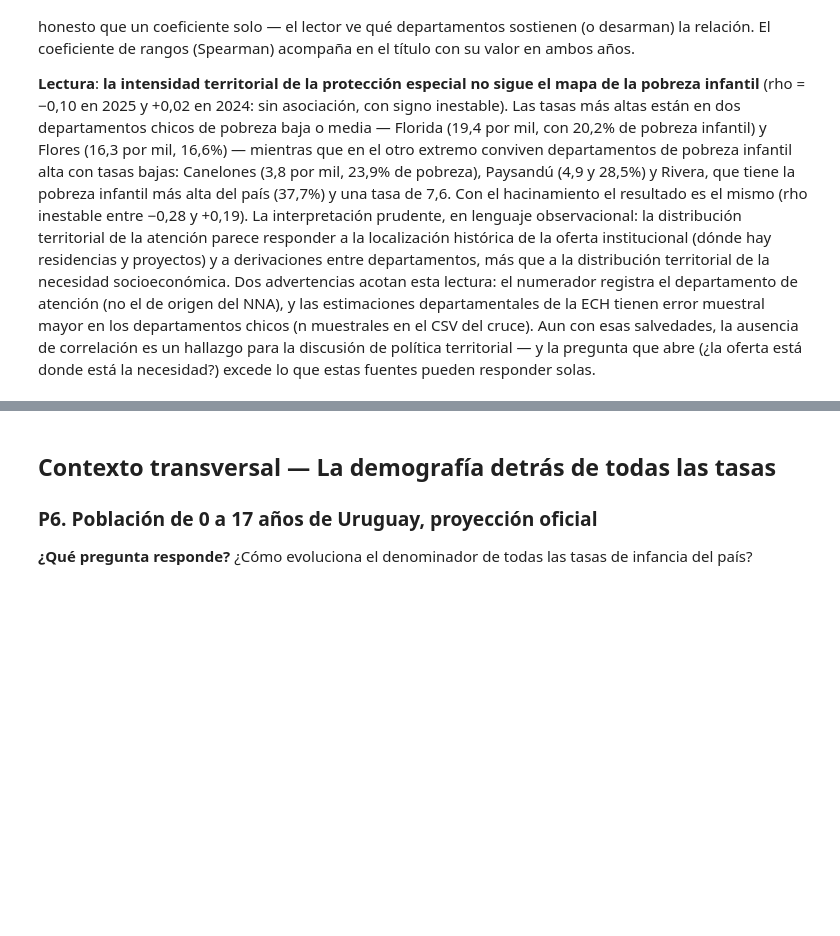
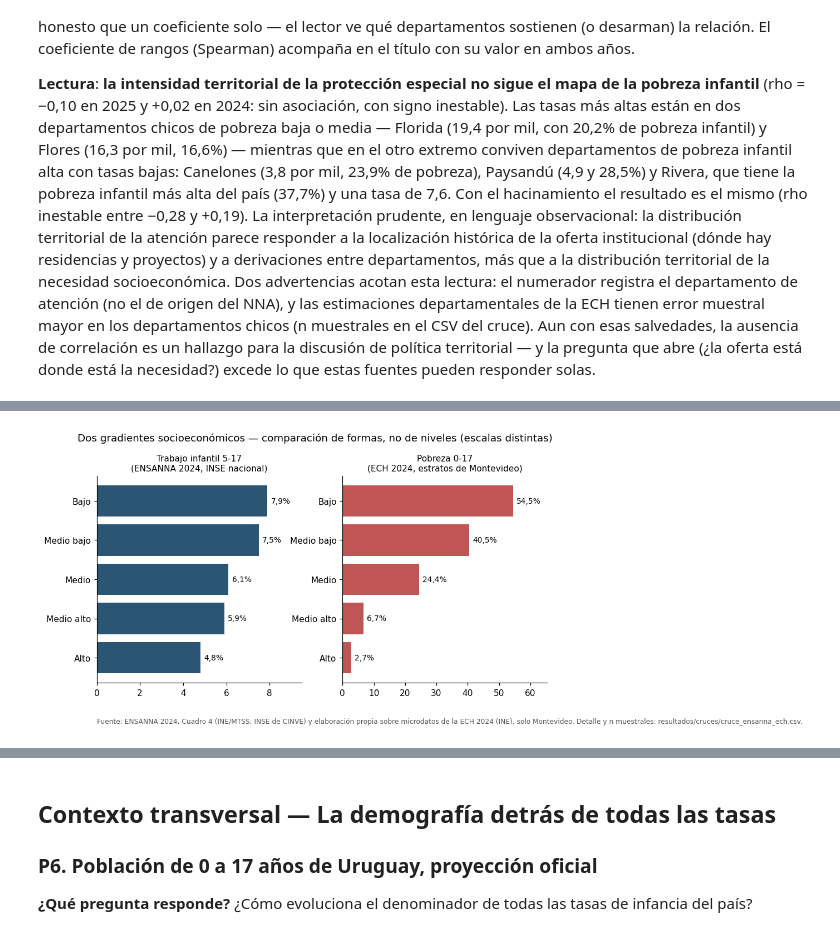
Before and after one commit to MCornesLucas/agente-politicas-sociales, a Jupyter notebook: notebooks/informe_infancia.ipynb, the cells around one changed output, grey strips where cells are left out. Saved outputs shown, nothing was run; the diff lists cells and outputs as text; code cells hidden in the pictures; blank space fills up the shorter version.

```diff
--- a/notebooks/informe_infancia.ipynb
+++ b/notebooks/informe_infancia.ipynb
@@ -1802,0 +1903,30 @@ fuentes pueden responder solas.
+# %%
+CEE = pd.read_csv(RESULTADOS / "cruces" / "cruce_ensanna_ech.csv")
+orden_nse = ["Bajo", "Medio bajo", "Medio", "Medio alto", "Alto"]
+ens_nse = (CEE[(CEE["fuente"] == "ensanna_2024") & (CEE["dimension"] == "nse")
+               & (CEE["metrica"] == "trabajo_infantil")]
+           .set_index("categoria").loc[orden_nse, "valor"])
+ech_nse = (CEE[(CEE["fuente"] == "ech_2024") & (CEE["dimension"] == "nse")]
+           .set_index("categoria").loc[orden_nse, "valor"])
+
+fig, (ax1, ax2) = plt.subplots(1, 2, figsize=(9.5, 4.4))
+for ax, serie, titulo, color in [
+    (ax1, ens_nse, "Trabajo infantil 5-17\n(ENSANNA 2024, INSE nacional)", COLOR),
+    (ax2, ech_nse, "Pobreza 0-17\n(ECH 2024, estratos de Montevideo)", ACENTO),
+]:
+    ax.barh(range(len(serie)), serie.to_numpy(), color=color)
+    ax.set_yticks(range(len(serie)))
+    ax.set_yticklabels(serie.index)
+    ax.invert_yaxis()
+    ax.set_title(titulo, fontsize=10)
+    for i, v in enumerate(serie):
+        ax.annotate(pct(v), (v, i), textcoords="offset points", xytext=(4, 0),
+                    va="center", fontsize=9)
+    ax.set_xlim(0, serie.max() * 1.2)
+fig.suptitle("Dos gradientes socioeconómicos — comparación de formas, no de niveles (escalas distintas)",
+             y=1.04, fontsize=12)
+fuente(fig, "Fuente: ENSANNA 2024, Cuadro 4 (INE/MTSS; INSE de CINVE) y elaboración propia sobre microdatos de la "
+            "ECH 2024 (INE), solo Montevideo. Detalle y n muestrales: resultados/cruces/cruce_ensanna_ech.csv.")
+plt.show()
+# %% [output]
+[figure, added]
```
Also changed, not shown: parts of 14 cells of this notebook, 15 other files.
